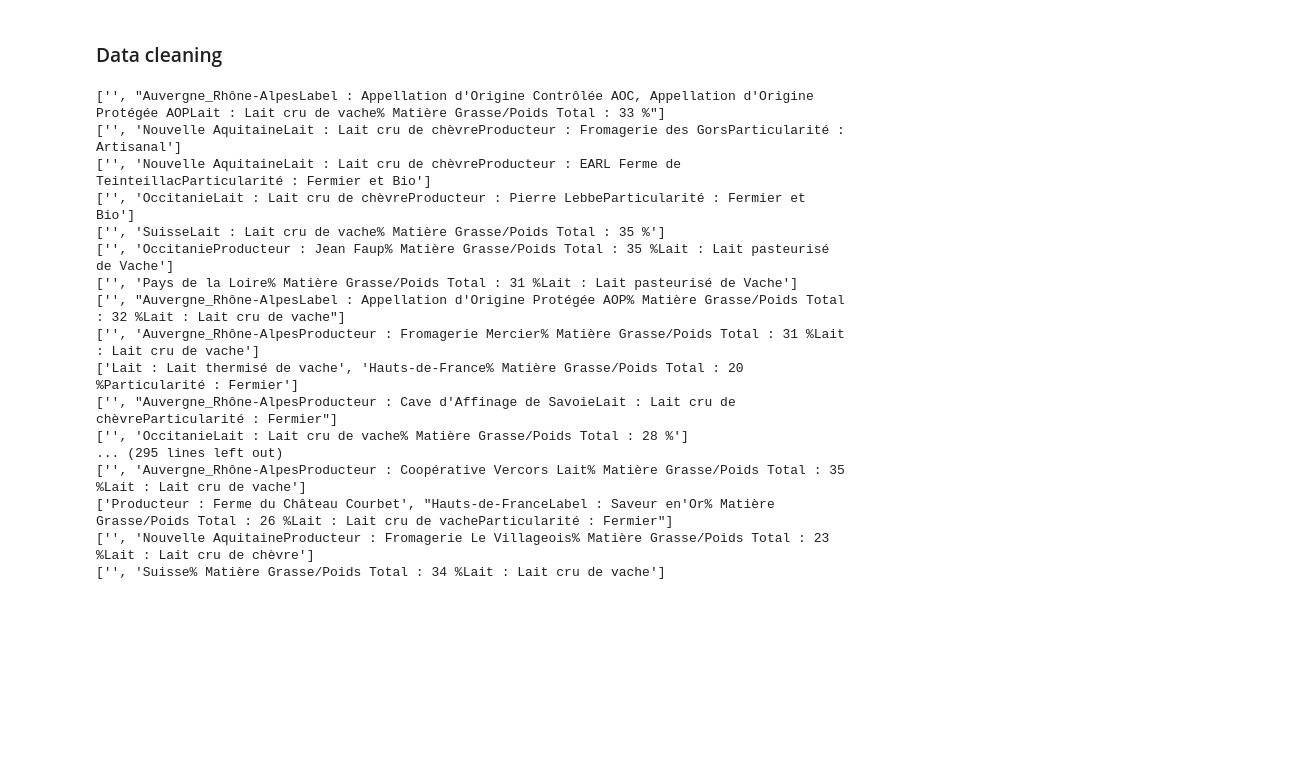
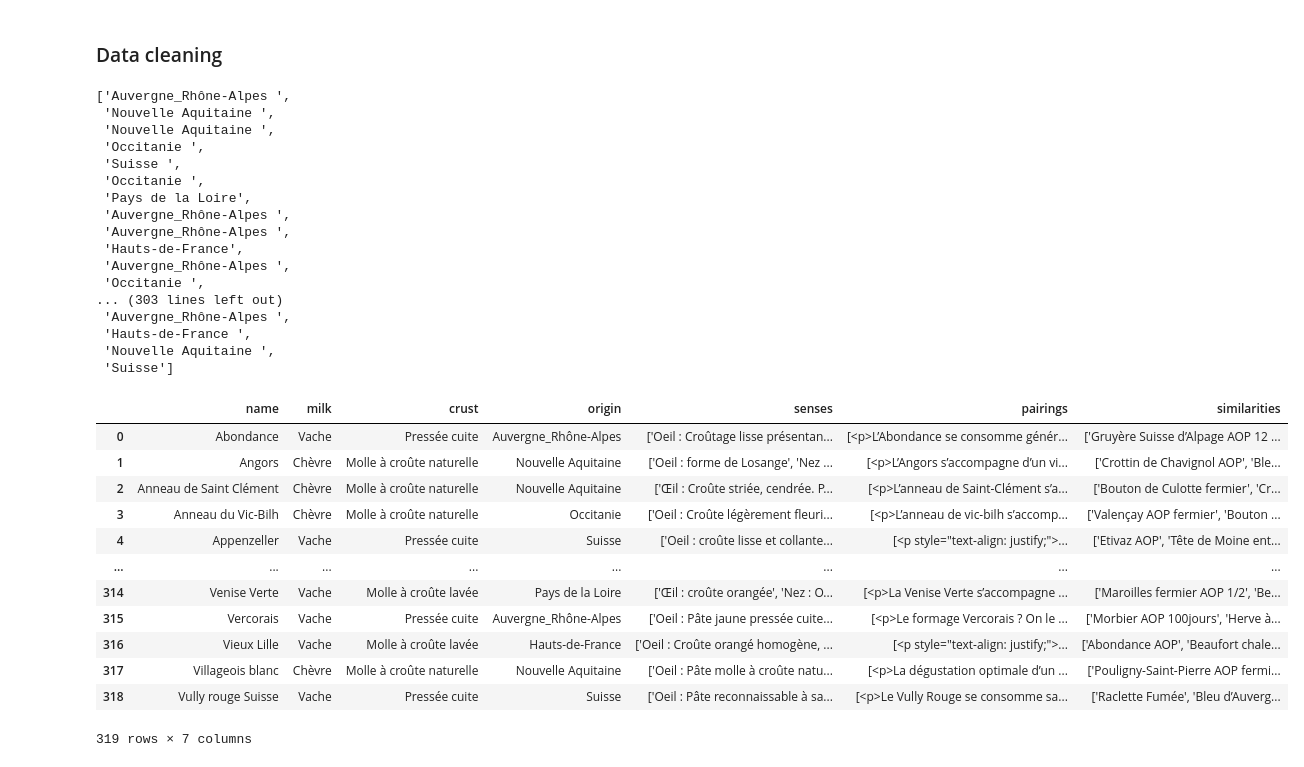
Before and after one commit to Kepler56/fromage-finder, a Jupyter notebook: webscraping_fromages.ipynb, the cells around one changed output. Drawn from its saved outputs; the diff is of its cells as text; code cells hidden in the pictures; blank space fills up the shorter version.

Commit message:
changed origin values

```diff
--- a/webscraping_fromages.ipynb
+++ b/webscraping_fromages.ipynb
@@ -457,21 +457,51 @@ cheese_df
 #Check if the value contains the word "Provenance : "
 #If it does, split the string by the word "Provenance : "
 #If it doesn't, append an empty string to the list
+#Create a new column with the list
+#Delete the origin column
+
+cheese_df['origin'] = cheese_df['origin'].fillna("")
+new_origin = []
+origin_list = list(cheese_df['origin'])
+for index in range(0,len(origin_list)):
+    if "Provenance : " in origin_list[index]:
+        new_origin.append(origin_list[index].split("Provenance : ")[1].replace("Label","").replace('Lait',"").replace('Producteur',"").replace("Particularité","").replace('%',":").split(":")[0])
+    else:
+        new_origin.append("")
+
+new_origin
 # %% [output]
-['', "Auvergne_Rhône-AlpesLabel : Appellation d'Origine Contrôlée AOC, Appellation d'Origine Protégée AOPLait : Lait cru de vache% Matière Grasse/Poids Total : 33 %"]
-['', 'Nouvelle AquitaineLait : Lait cru de chèvreProducteur : Fromagerie des GorsParticularité : Artisanal']
-['', 'Nouvelle AquitaineLait : Lait cru de chèvreProducteur : EARL Ferme de TeinteillacParticularité : Fermier et Bio']
-['', 'OccitanieLait : Lait cru de chèvreProducteur : Pierre LebbeParticularité : Fermier et Bio']
-['', 'SuisseLait : Lait cru de vache% Matière Grasse/Poids Total : 35 %']
-['', 'OccitanieProducteur : Jean Faup% Matière Grasse/Poids Total : 35 %Lait : Lait pasteurisé de Vache']
-['', 'Pays de la Loire% Matière Grasse/Poids Total : 31 %Lait : Lait pasteurisé de Vache']
-['', "Auvergne_Rhône-AlpesLabel : Appellation d'Origine Protégée AOP% Matière Grasse/Poids Total : 32 %Lait : Lait cru de vache"]
-['', 'Auvergne_Rhône-AlpesProducteur : Fromagerie Mercier% Matière Grasse/Poids Total : 31 %Lait : Lait cru de vache']
-['Lait : Lait thermisé de vache', 'Hauts-de-France% Matière Grasse/Poids Total : 20 %Particularité : Fermier']
-['', "Auvergne_Rhône-AlpesProducteur : Cave d'Affinage de SavoieLait : Lait cru de chèvreParticularité : Fermier"]
-['', 'OccitanieLait : Lait cru de vache% Matière Grasse/Poids Total : 28 %']
-... (295 lines left out)
-['', 'Auvergne_Rhône-AlpesProducteur : Coopérative Vercors Lait% Matière Grasse/Poids Total : 35 %Lait : Lait cru de vache']
-['Producteur : Ferme du Château Courbet', "Hauts-de-FranceLabel : Saveur en'Or% Matière Grasse/Poids Total : 26 %Lait : Lait cru de vacheParticularité : Fermier"]
-['', 'Nouvelle AquitaineProducteur : Fromagerie Le Villageois% Matière Grasse/Poids Total : 23 %Lait : Lait cru de chèvre']
-['', 'Suisse% Matière Grasse/Poids Total : 34 %Lait : Lait cru de vache']
+['Auvergne_Rhône-Alpes ',
+ 'Nouvelle Aquitaine ',
+ 'Nouvelle Aquitaine ',
+ 'Occitanie ',
+ 'Suisse ',
+ 'Occitanie ',
+ 'Pays de la Loire',
+ 'Auvergne_Rhône-Alpes ',
+ 'Auvergne_Rhône-Alpes ',
+ 'Hauts-de-France',
+ 'Auvergne_Rhône-Alpes ',
+ 'Occitanie ',
+... (303 lines left out)
+ 'Auvergne_Rhône-Alpes ',
+ 'Hauts-de-France ',
+ 'Nouvelle Aquitaine ',
+ 'Suisse']
+# %%
+cheese_df['origin'] = new_origin
+cheese_df
+# %% [output]
+|  | name | milk | crust | origin | senses | pairings | similarities |
+| 0 | Abondance | Vache | Pressée cuite | Auvergne_Rhône-Alpes | ['Oeil : Croûtage lisse présentan... | [<p>L’Abondance se consomme génér... | ['Gruyère Suisse d’Alpage AOP 12 ... |
+| 1 | Angors | Chèvre | Molle à croûte naturelle | Nouvelle Aquitaine | ['Oeil : forme de Losange', 'Nez ... | [<p>L’Angors s’accompagne d’un vi... | ['Crottin de Chavignol AOP', 'Ble... |
+| 2 | Anneau de Saint Clément | Chèvre | Molle à croûte naturelle | Nouvelle Aquitaine | ['Œil : Croûte striée, cendrée. P... | [<p>L’anneau de Saint-Clément s’a... | ['Bouton de Culotte fermier', 'Cr... |
+| 3 | Anneau du Vic-Bilh | Chèvre | Molle à croûte naturelle | Occitanie | ['Oeil : Croûte légèrement fleuri... | [<p>L’anneau de vic-bilh s’accomp... | ['Valençay AOP fermier', 'Bouton ... |
+| 4 | Appenzeller | Vache | Pressée cuite | Suisse | ['Oeil : croûte lisse et collante... | [<p style="text-align: justify;">... | ['Etivaz AOP', 'Tête de Moine ent... |
+| ... | ... | ... | ... | ... | ... | ... | ... |
+| 314 | Venise Verte | Vache | Molle à croûte lavée | Pays de la Loire | ['Œil : croûte orangée', 'Nez : O... | [<p>La Venise Verte s’accompagne ... | ['Maroilles fermier AOP 1/2', 'Be... |
+| 315 | Vercorais | Vache | Pressée cuite | Auvergne_Rhône-Alpes | ['Oeil : Pâte jaune pressée cuite... | [<p>Le formage Vercorais ? On le ... | ['Morbier AOP 100jours', 'Herve à... |
+| 316 | Vieux Lille | Vache | Molle à croûte lavée | Hauts-de-France | ['Oeil : Croûte orangé homogène, ... | [<p style="text-align: justify;">... | ['Abondance AOP', 'Beaufort chale... |
+| 317 | Villageois blanc | Chèvre | Molle à croûte naturelle | Nouvelle Aquitaine | ['Oeil : Pâte molle à croûte natu... | [<p>La dégustation optimale d’un ... | ['Pouligny-Saint-Pierre AOP fermi... |
+| 318 | Vully rouge Suisse | Vache | Pressée cuite | Suisse | ['Oeil : Pâte reconnaissable à sa... | [<p>Le Vully Rouge se consomme sa... | ['Raclette Fumée', 'Bleu d’Auverg... |
+319 rows × 7 columns
```
